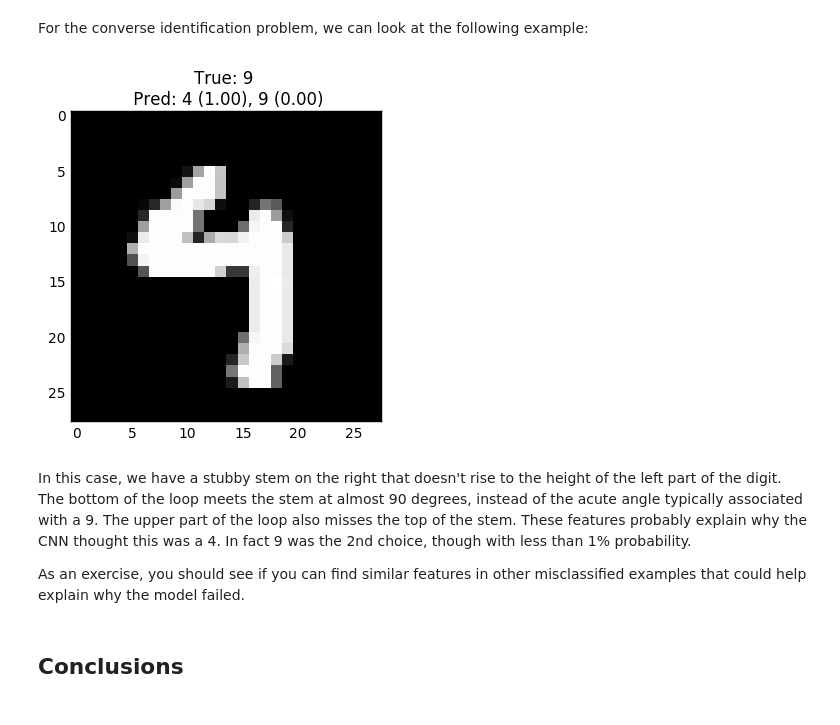
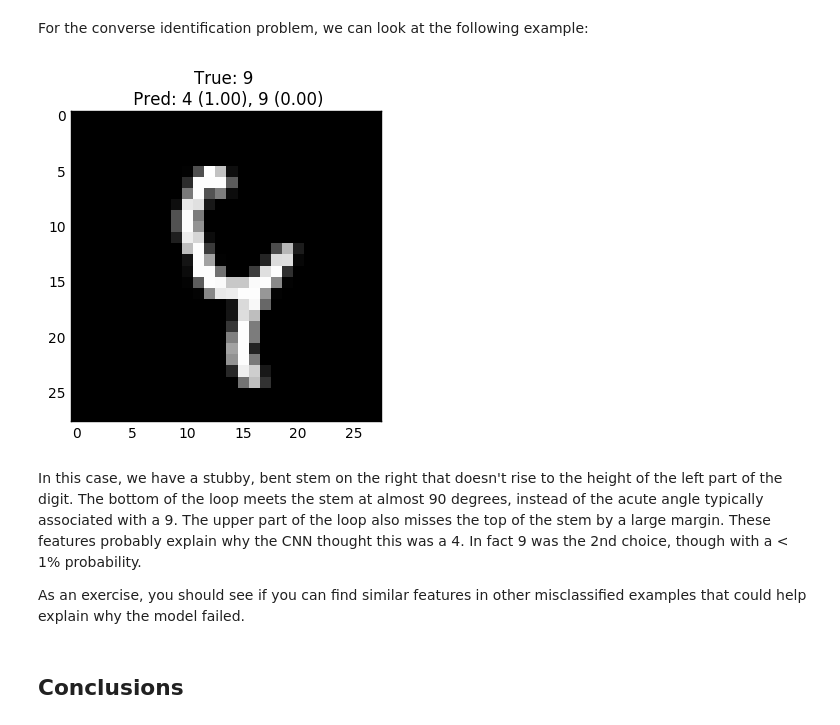
Before and after one commit to richcorrado/MNIST-digits, a Jupyter notebook: MNIST_Digits_TensorFlow.ipynb, the cells around one changed output. Saved outputs shown, nothing was run; the diff lists cells and outputs as text; code cells hidden in the pictures.

```diff
--- a/MNIST_Digits_TensorFlow.ipynb
+++ b/MNIST_Digits_TensorFlow.ipynb
@@ -617,5 +1064,5 @@ Our fully connected single layer NN was working pretty well so we will include o
 # %%
-width1 = 256
+width1 = 512
 
 W_1 = weight_variable([7 * 7 * n_convfeat2, width1])
 b_1 = bias_variable([width1])
@@ -655,35 +1093,0 @@ batch_split = StratifiedShuffleSplit(n_splits=1, train_size=n_batch / n_samp)
-# %%
-n_epoch = 40
-display_step = 5
-
-# initialize variables
-sess.run(tf.global_variables_initializer())
-
-from time import time
-start = time()
-
-for epoch in range(n_epoch):
-    avg_cost = 0.
-    for i in range(total_batch):
-        # make stratified minibatch split
-        batch_idx = list(batch_split.split(x_training_scaled, y_training))[0][0]
-        x_batch, y_batch = x_training_scaled[batch_idx], y_training[batch_idx]
-        # run backprop and feedforward
-        _, c = sess.run([optimizer, cost], feed_dict={x: x_batch, y_true: y_batch, keep_prob: 0.5})
-        # Compute average loss
-        avg_cost += c / total_batch
-    # Display logs per epoch step
-    if epoch % display_step == 0:
-        print("Epoch: %04d" % epoch, "cost = %04f" % avg_cost)
-        train_acc = sess.run(accr, feed_dict={x: x_training_scaled, y_true: y_training, keep_prob: 1.})
-        print ("TRAIN ACCURACY: %.3f" % (train_acc))
-        test_acc = sess.run(accr, feed_dict={x: x_validation_scaled, y_true: y_validation, keep_prob: 1.})
-        print ("VALIDATION ACCURACY: %.3f" % (test_acc))
-
-train_acc = sess.run(accr, feed_dict={x: x_training_scaled, y_true: y_training, keep_prob: 1.})
-test_acc = sess.run(accr, feed_dict={x: x_validation_scaled, y_true: y_validation, keep_prob: 1.})
-print("Optimization finished in %.2f seconds!" % (time() - start))
-print("For n_convfeat1 = %d, n_convfeat2 = %d, width1 = %d, n_epoch = %d," \
-      % (n_convfeat1, n_convfeat2, width1, n_epoch))
-print ("TRAIN ACCURACY: %.3f" % (train_acc))
-print ("VALIDATION ACCURACY: %.3f" % (test_acc))
@@ -712,7 +1170,7 @@ At 99% accuracy, this is our best model so far.  Some incremental gains can be m
 # %% [markdown]
 It might be useful to take a closer look at the examples in the validation set where our CNN got the wrong answer.  To obtain the output class probabilities for the validation set, we can run:
 # %%
-y_pred_prob = sess.run(tf.nn.softmax(z_out), feed_dict={x: x_validation_scaled, y_true: y_validation, keep_prob: 1.})
+y_pred_prob = sess.run(tf.nn.softmax(z_out), feed_dict={x: x_validation_scaled, y_true: y_validation_oh, keep_prob: 1.})
 # %% [markdown]
 We can can check a random sample:
 # %%
@@ -749,7 +1207,7 @@ array([7, 9, 1, ..., 3, 9, 1])
 # %% [markdown]
 These are to be compared with the list of true labels from y_validation, which we can reobtain by also applying argmax:
 # %%
-y_act = np.argmax(y_validation, 1)
+y_act = np.argmax(y_validation_oh, 1)
 y_act
 # %% [output]
 array([7, 9, 1, ..., 3, 9, 1])
@@ -924,30 +1374,30 @@ array([  4.44292666e-19,   1.89287613e-11,   4.34891448e-15,
 # %% [markdown]
 For the converse identification problem, we can look at the following example:
 # %%
-idx = 1253
+idx = 2403
 # this is the true class label
 true_y = y_act[idx]
 # this is the vector of model class probabilities
 prob_y = y_pred_prob[idx]
 # this is the most probable class
 top_pred = np.argmax(prob_y)
 # this is probability of the top class
 prob_top = prob_y[top_pred]
 # argsort the prob. vector
 arg_sort = np.argsort(-prob_y)
 # this is the 2nd choice class
 sec_choice = arg_sort[1]
 # this is the probability of the 2nd choice class
 prob_sec = prob_y[sec_choice]
 
 plt.imshow(x_validation[idx].reshape(28,28), cmap=plt.cm.gray, origin='upper', interpolation='nearest')
 plt.title("True: %d \n Pred: %d (%.2f), %d (%.2f)" %
                  (true_y, top_pred, prob_top, sec_choice, prob_sec))
 plt.show()
 # %% [output]
-[figure, old version]
+[figure, new version]
 # %% [markdown]
-In this case, we have a  stubby stem on the right that doesn't rise to the height of the left part of the digit.  The bottom of the loop meets the stem at almost 90 degrees, instead of the acute angle typically associated with a 9. The upper part of the loop also misses the top of the stem.  These features probably explain why the CNN thought this was a 4.  In fact 9 was the 2nd choice, though with less than 1% probability.
+In this case, we have a  stubby, bent stem on the right that doesn't rise to the height of the left part of the digit.  The bottom of the loop meets the stem at almost 90 degrees, instead of the acute angle typically associated with a 9. The upper part of the loop also misses the top of the stem by a large margin.  These features probably explain why the CNN thought this was a 4.  In fact 9 was the 2nd choice, though with a < 1% probability.
 
 As an exercise, you should see if you can find similar features in other misclassified examples that could help explain why the model failed.
 # %% [markdown]
```
Also changed, not shown: parts of 103 cells of this notebook, 2 other files.
